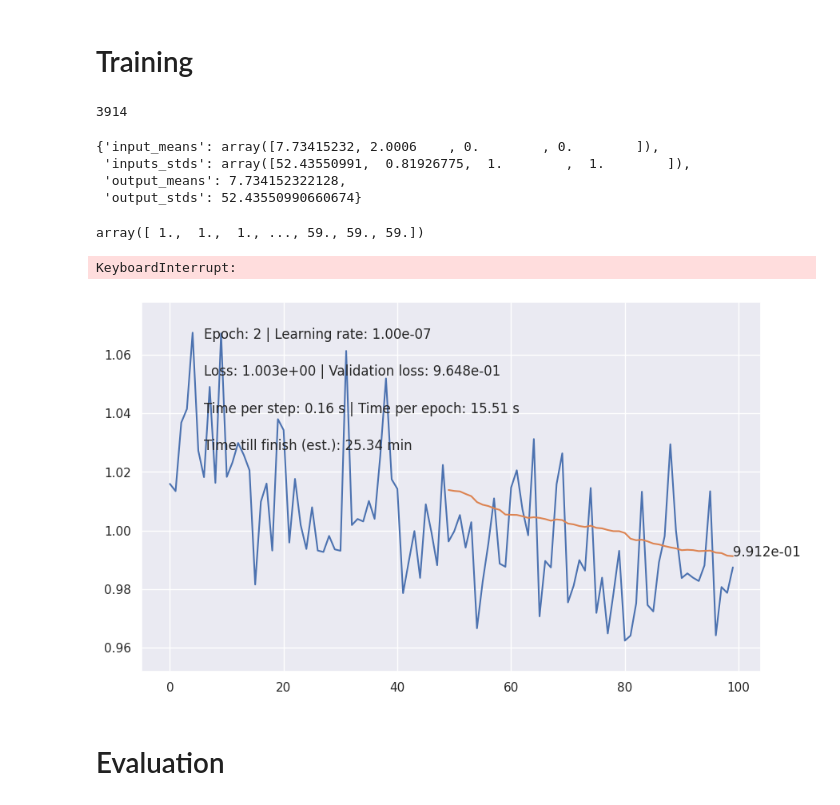
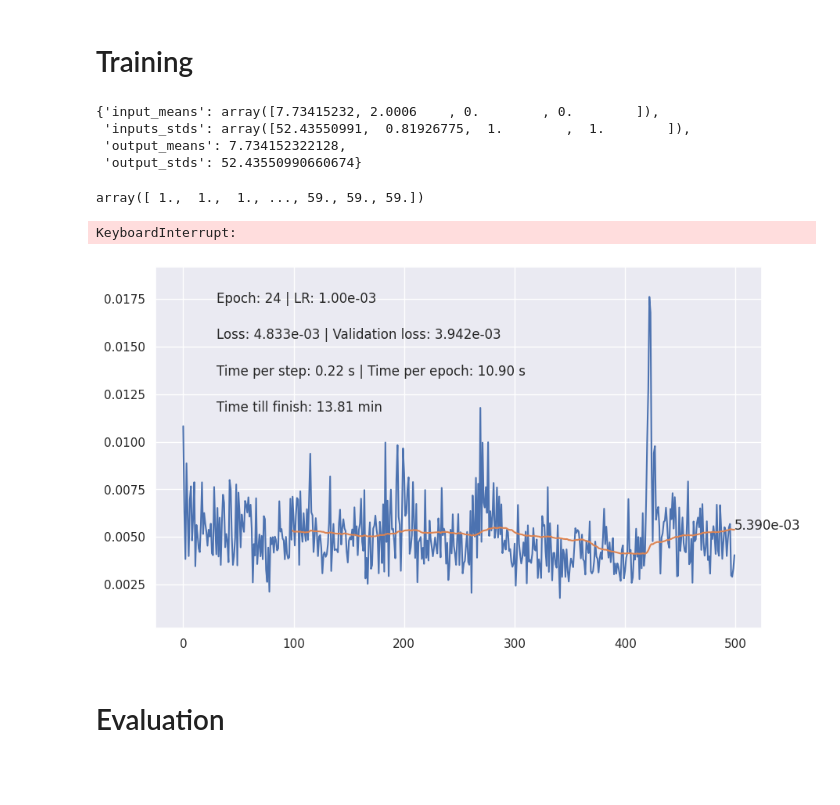
Before and after one commit to F4rbod/CausalDiff, a Jupyter notebook: cancer_weighted.ipynb, the cells around one changed output. Saved outputs shown, nothing was run; the diff lists cells and outputs as text; code cells hidden in the pictures; blank space fills up the shorter version.

```diff
--- a/cancer_weighted.ipynb
+++ b/cancer_weighted.ipynb
@@ -743,12 +775,5 @@ def train(model, data_loader, data_loader_validation, epochs, lr, loss_func, wei
 
     return model, loss_list
-# %%
-import gc
-
-torch.cuda.empty_cache()
-gc.collect()
-# %% [output]
-3914
 # %%
 import random
 from collections import defaultdict
@@ -877,33 +897,47 @@ diffusion_imputer = diffusion_imputation(
     device="cuda",
 )
 # %%
+train_dataloader = DataLoader(
+    weighted_causal_diff.dataset_collection.train_f,
+    batch_size=200,
+    shuffle=True,
+    num_workers=8,
+    pin_memory=True
+)
+
+# mlflow.end_run()
+config_path = '/work/postresearch/Shared/Researchers/Farbod/cancer/code/CausalDiff/config/cancer_sim_notebook.yaml'
+args = OmegaConf.load(config_path)
+
 train(
     diffusion_imputer,
     # balanced_train_loader,
     train_dataloader,
     val_dataloader,
+    amp_scale=True,
     num_gpus=1,
     batch_embedder=None,
-    gradient_clip=1,
+    gradient_clip=5,
     device="cuda",
     epochs=100,
-    lr=1e-7,
+    lr=1e-3,
     explode=False,
     annealing_mode=False,
-    annealing_window=2,
-    annealing_multiplier=1.0,
-    annealing_ratio=0.5,
-    annealing_minimum=1e-7,
+    annealing_window=5,
+    annealing_multiplier=1,
+    annealing_ratio=0.8,
+    annealing_minimum=1e-6,
     loss_func=diffusion_imputer.loss_func,
     weighted_loss_func=diffusion_imputer.weighted_loss_func,
-    validation_frequency=1,
-    validation_prp=100,
+    validation_frequency=5,
+    validation_prp=1,
     verbose=False,
     plot_every=5,
     # projection_horizon=2,
-    moving_avg_window=50,
-    plot_display_window=100
+    moving_avg_window=100,
+    plot_display_window=500,
+    args=args
 )
 # %% [output]
 KeyboardInterrupt:
-[figure, old version]
+[figure, new version]
```
Also changed, not shown: parts of 17 cells of this notebook, 12 other files.
